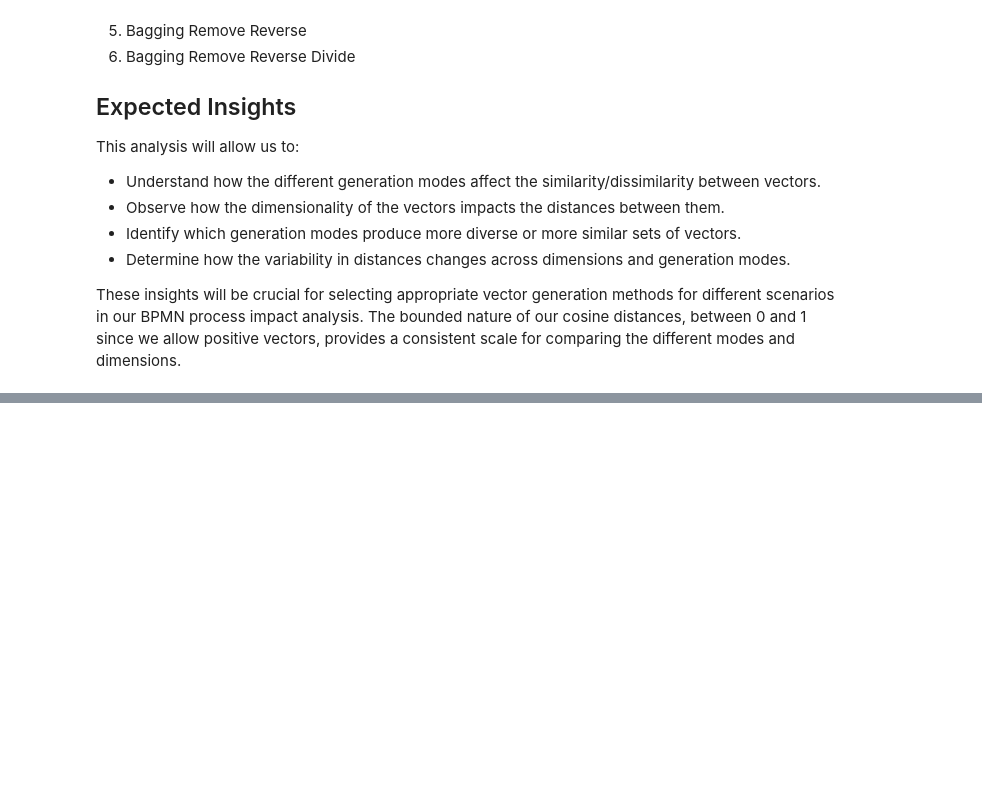
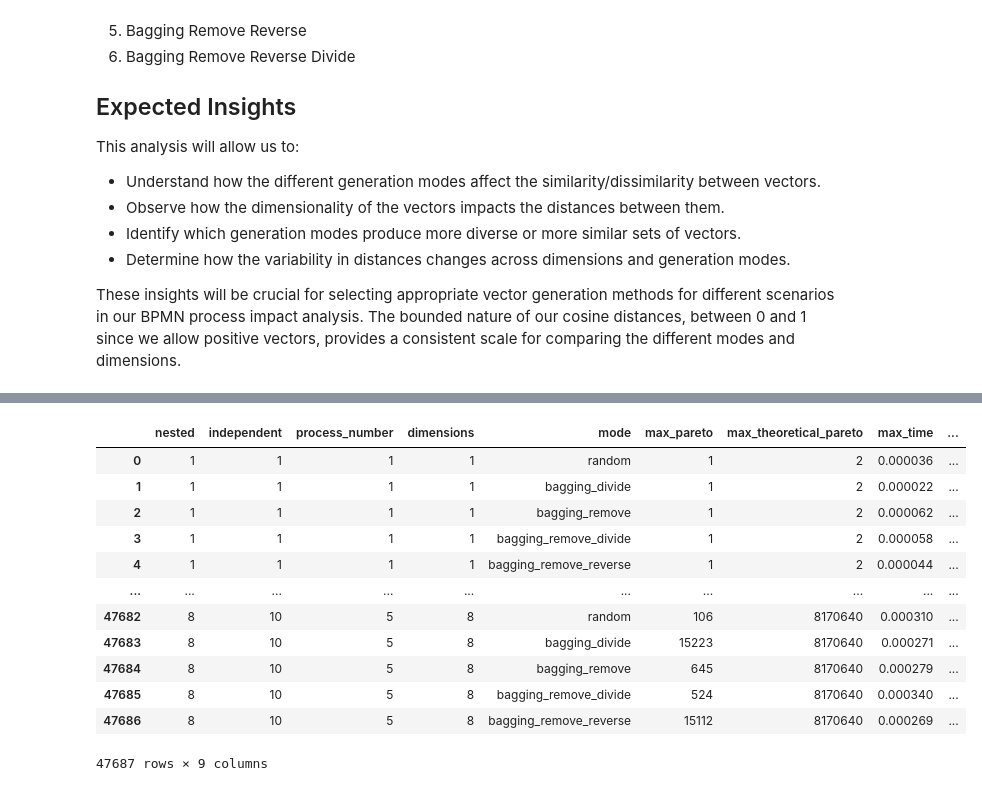
Before and after one commit to PietroSala/process-impact-benchmarks, a Jupyter notebook: main.ipynb, the cells around one changed output, grey strips where cells are left out. Saved outputs shown, nothing was run; the diff lists cells and outputs as text; code cells hidden in the pictures; blank space fills up the shorter version.

```diff
--- a/main.ipynb
+++ b/main.ipynb
@@ -216,0 +337,17 @@ plot_mean_std_intervals_by_dimension(results, modes)
+# %%
+import pandas as pd
+pd.read_csv("results.csv")
+# %% [output]
+|  | nested | independent | process_number | dimensions | mode | max_pareto | max_theoretical_pareto | max_time | ... |
+| 0 | 1 | 1 | 1 | 1 | random | 1 | 2 | 0.000036 | ... |
+| 1 | 1 | 1 | 1 | 1 | bagging_divide | 1 | 2 | 0.000022 | ... |
+| 2 | 1 | 1 | 1 | 1 | bagging_remove | 1 | 2 | 0.000062 | ... |
+| 3 | 1 | 1 | 1 | 1 | bagging_remove_divide | 1 | 2 | 0.000058 | ... |
+| 4 | 1 | 1 | 1 | 1 | bagging_remove_reverse | 1 | 2 | 0.000044 | ... |
+| ... | ... | ... | ... | ... | ... | ... | ... | ... | ... |
+| 47682 | 8 | 10 | 5 | 8 | random | 106 | 8170640 | 0.000310 | ... |
+| 47683 | 8 | 10 | 5 | 8 | bagging_divide | 15223 | 8170640 | 0.000271 | ... |
+| 47684 | 8 | 10 | 5 | 8 | bagging_remove | 645 | 8170640 | 0.000279 | ... |
+| 47685 | 8 | 10 | 5 | 8 | bagging_remove_divide | 524 | 8170640 | 0.000340 | ... |
+| 47686 | 8 | 10 | 5 | 8 | bagging_remove_reverse | 15112 | 8170640 | 0.000269 | ... |
+47687 rows × 9 columns
```
Also changed, not shown: parts of 1 cell of this notebook, 1 other file.
